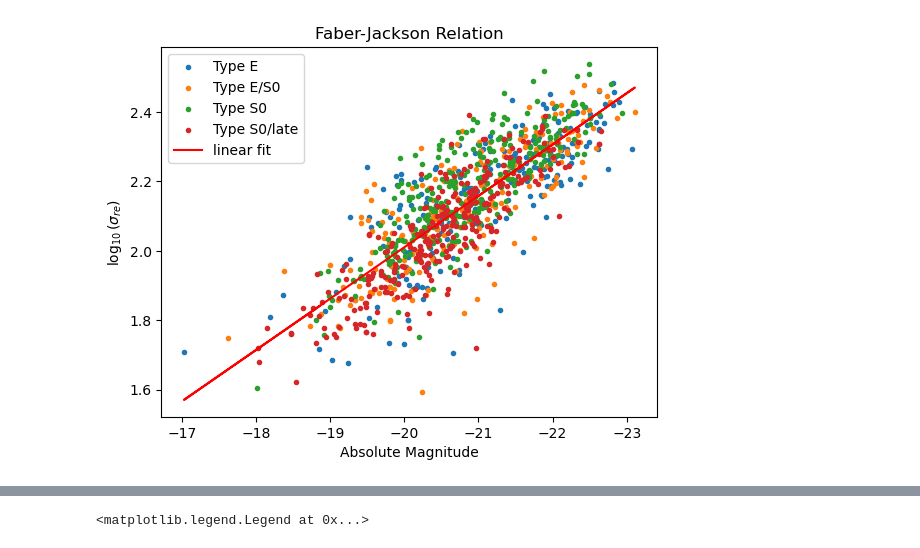
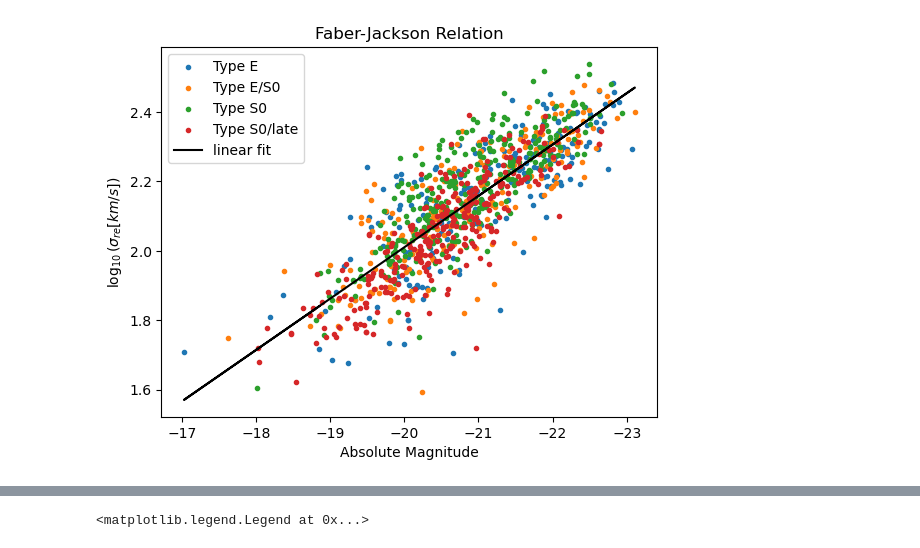
Before and after one commit to lina-pp/PHYS3116_Group3, a Jupyter notebook: FINAL PLOTS.ipynb, the cells around one changed output, grey strips where cells are left out. Cells and saved outputs as stored; diff of their text form; code cells hidden in the pictures.

```diff
--- a/FINAL PLOTS.ipynb
+++ b/FINAL PLOTS.ipynb
@@ -16,36 +16,36 @@ S0 = type == 1.0
 S0_late = type == 1.5
 
 # plotting early type galaxies
 plt.scatter(xvalues[E], yvalues[E], label="Type E", marker = '.')
 plt.scatter(xvalues[E_S0], yvalues[E_S0], label="Type E/S0", marker = '.')
 plt.scatter(xvalues[S0], yvalues[S0], label="Type S0", marker = '.')
 plt.scatter(xvalues[S0_late], yvalues[S0_late], label="Type S0/late", marker = '.')
 
 
 # defining relationship
 def relation(Mag, k, b):
     return k * Mag + b
 
 # finding the parameters and covariance matrix form the fit
 params, covariance = curve_fit(relation, M, sigma)
 
 # defining what k is
 k = params[0]
 b = params[1]
 
 # finding the linear fit
 fit = relation(M,k,b)
-plt.plot(M, fit, color="red", label="linear fit") #show linear regression as red line
+plt.plot(M, fit, color="black", label="linear fit") #show linear regression as red line
 
 plt.gca().invert_xaxis() #invert x axis to match the convention of absolute magnitude (brighter objects have lower magnitudes)
 
 plt.legend(loc="best")
 plt.title("Faber-Jackson Relation")
 plt.xlabel(r"Absolute Magnitude")
-plt.ylabel(r"$\log_{10}(\sigma_{re})$")
+plt.ylabel(r"$\log_{10}(\sigma_{re}[km/s])$")
 plt.show()
 # %% [output]
-[figure, old version]
+[figure, new version]
 # %%
 # finding the value of R^2 from defintion -> checking to see if linear fit is valid for this data set
 SS_res = np.sum((sigma - fit)**2)
```
Also changed, not shown: parts of 4 cells of this notebook.
